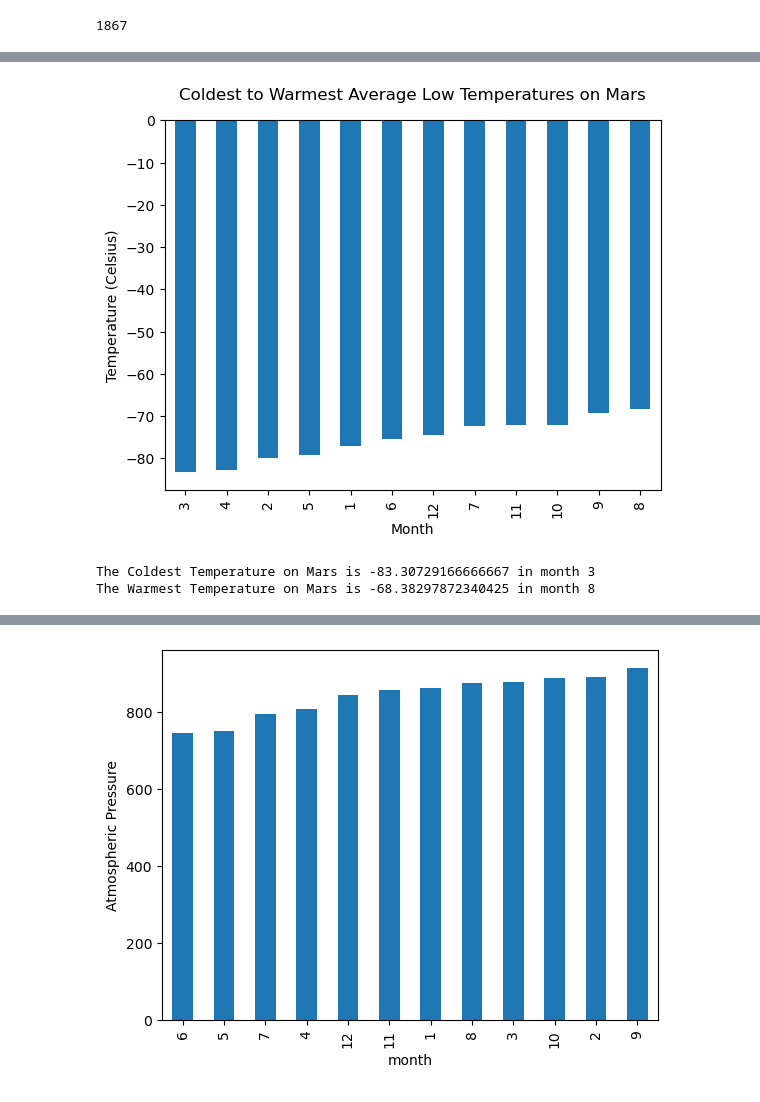
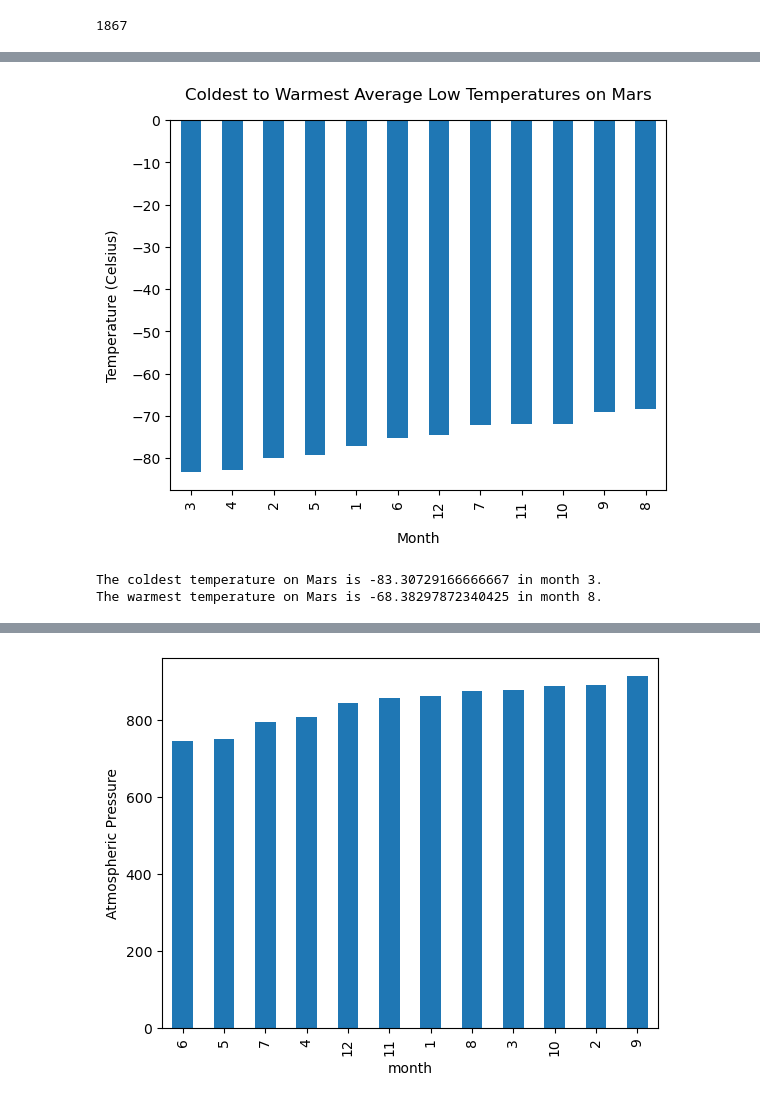
Before and after one commit to greberr09/web_scraping_challenge, a Jupyter notebook: part_2_mars_weather.ipynb, the cells around one changed output, grey strips where cells are left out. Saved outputs shown, nothing was run; the diff lists cells and outputs as text; code cells hidden in the pictures.

```diff
--- a/part_2_mars_weather.ipynb
+++ b/part_2_mars_weather.ipynb
@@ -361,28 +308,36 @@ plt.show()
 # %%
-# Identify the coldest and hottest months in Curiosity's location
+# Identify the coldest and hottest months at Curiosity's location
 
-# Plot the average low temperature by month
+# First plot the average low temperature by month
 
 # sort the temperatures in ascending order
 sorted_min_temps = mars_min_temps.sort_values()
 
 # get the coldest month
 coldest_month = sorted_min_temps.idxmin()
 
 # get the warmest month
 warmest_month = sorted_min_temps.idxmax()
 
 # plot the temperatures
 sorted_min_temps.plot.bar()
-plt.xlabel('Month')
-plt.ylabel('Temperature (Celsius)')
+
+# Get the current Axes object (to set the appropriate label padding)
+ax = plt.gca()  # Get the current Axes object
+
+# Set padding on the x-axis label
+ax.set_xlabel('Month', labelpad=10)
+ax.set_ylabel('Temperature (Celsius)', labelpad=8)
+
 plt.title('Coldest to Warmest Average Low Temperatures on Mars', pad = 15)
+
+# display the plot
 plt.show()
 
 # print the coldest and warmest months
-print(f"The Coldest Temperature on Mars is {min(sorted_min_temps)} in month {coldest_month}")
-print(f"The Warmest Temperature on Mars is {max(sorted_min_temps)} in month {warmest_month}")
+print(f"The coldest temperature on Mars is {min(sorted_min_temps)} in month {coldest_month}.")
+print(f"The warmest temperature on Mars is {max(sorted_min_temps)} in month {warmest_month}.")
 # %% [output]
-[figure, old version]
+[figure, new version]
-The Coldest Temperature on Mars is -83.30729166666667 in month 3
-The Warmest Temperature on Mars is -68.38297872340425 in month 8
+The coldest temperature on Mars is -83.30729166666667 in month 3.
+The warmest temperature on Mars is -68.38297872340425 in month 8.
```
Also changed, not shown: parts of 14 cells of this notebook.
